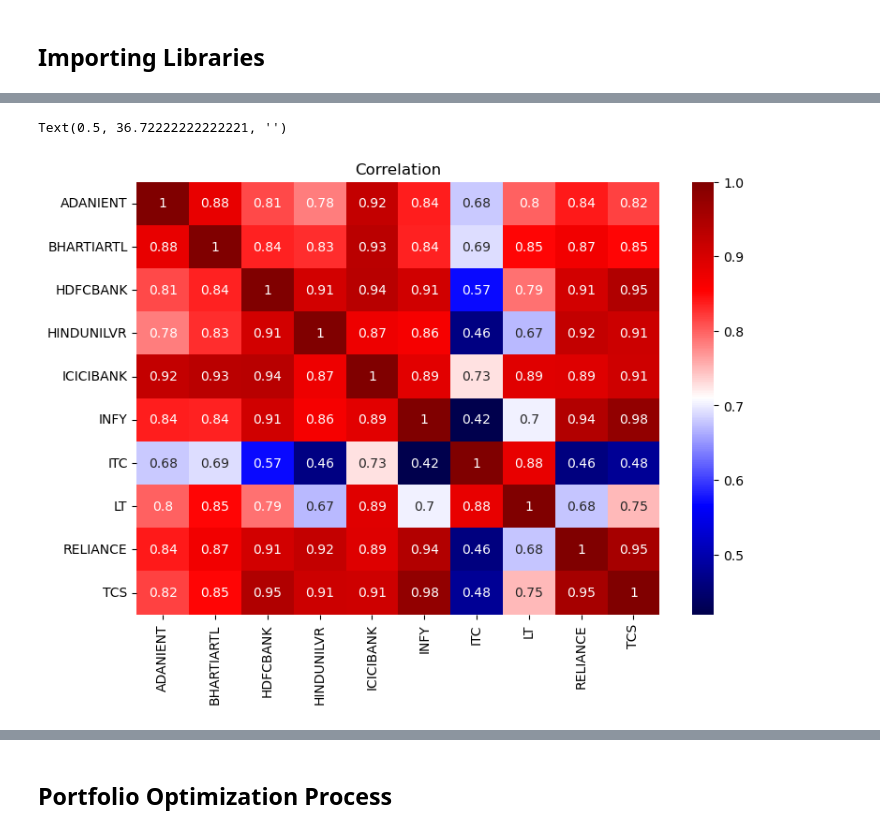
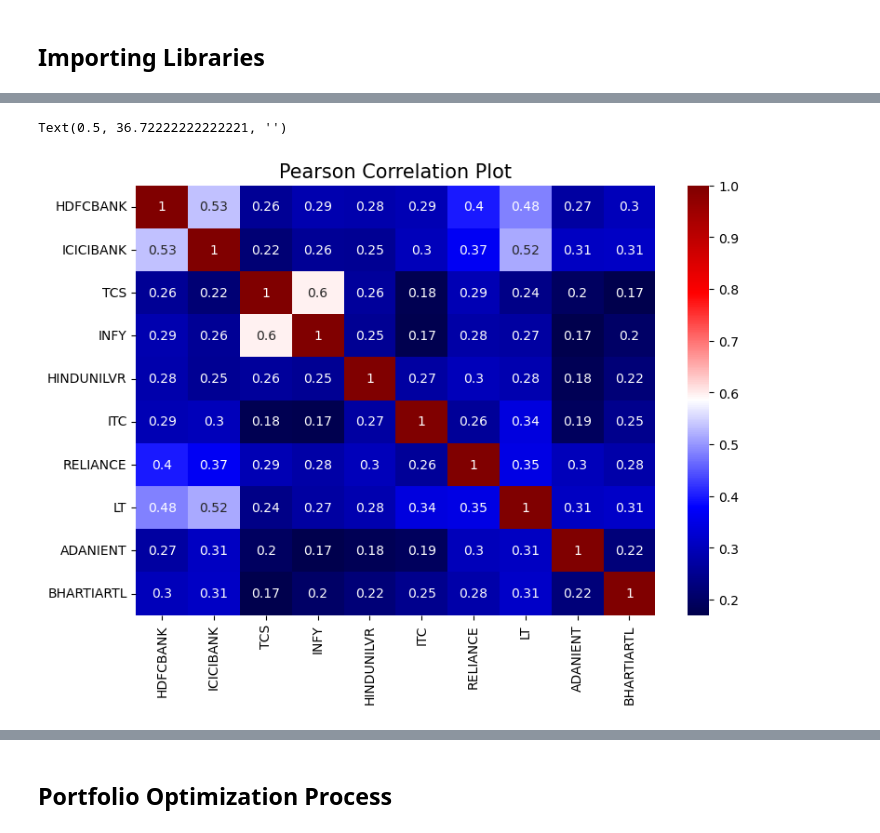
Before and after one commit to VIDIT-9/Portfolio-Optimization, a Jupyter notebook: Portifolio Optimization.ipynb, the cells around one changed output, grey strips where cells are left out. Saved outputs shown, nothing was run; the diff lists cells and outputs as text; code cells hidden in the pictures.

```diff
--- a/Portifolio Optimization.ipynb
+++ b/Portifolio Optimization.ipynb
@@ -31,0 +156,12 @@ warnings.filterwarnings(action= 'ignore')
+# %%
+HDFCBANK['Return']   =  HDFCBANK['Adj Close'].pct_change().dropna()*100
+ICICIBANK['Return']  =  ICICIBANK['Adj Close'].pct_change().dropna()*100
+TCS['Return']        =  TCS['Adj Close'].pct_change().dropna()*100
+INFY['Return']       =  INFY['Adj Close'].pct_change().dropna()*100
+HINDUNILVR['Return'] =  HINDUNILVR['Adj Close'].pct_change().dropna()*100
+ITC['Return']        =  ITC['Adj Close'].pct_change().dropna()*100
+RELIANCE['Return']   =  RELIANCE['Adj Close'].pct_change().dropna()*100
+LT['Return']         =  LT['Adj Close'].pct_change().dropna()*100
+ADANIENT['Return']   =  ADANIENT['Adj Close'].pct_change().dropna()*100
+BHARTIARTL['Return'] =  BHARTIARTL['Adj Close'].pct_change().dropna()*100
+NSE['Return']        =  NSE['Adj Close'].pct_change().dropna()*100
@@ -32,14 +308,16 @@ warnings.filterwarnings(action= 'ignore')
 # %%
-ticker_list = ['HDFCBANK.NS', 'ICICIBANK.NS', 'TCS.NS', 'INFY.NS', 'HINDUNILVR.NS', 'ITC.NS', 'RELIANCE.NS', 'LT.NS', 'ADANIENT.NS', 'BHARTIARTL.NS']
+ticker_list = [HDFCBANK, ICICIBANK, TCS, INFY, HINDUNILVR, ITC, RELIANCE, LT, ADANIENT, BHARTIARTL]
+symbols = ['HDFCBANK', 'ICICIBANK', 'TCS', 'INFY', 'HINDUNILVR', 'ITC', 'RELIANCE', 'LT', 'ADANIENT', 'BHARTIARTL']
+
 dfs = []
 
 start_date = '2017-04-01'
 
-for ticker in ticker_list:
-    data = yf.download(ticker, start=start_date)
-    data['Symbol'] = ticker
-    data.reset_index(inplace=True)
-    dfs.append(data)
+for itr, ticker_data in enumerate(ticker_list):
+    ticker_data['Symbol'] = symbols[itr]
+    ticker_data.reset_index(inplace=True)
+    dfs.append(ticker_data)
 
 stock_data = pd.concat(dfs, ignore_index=True)
+stock_data
 # %% [output]
@@ -72,3 +336,0 @@ display(stock_data)
-# %%
-Symbols = {'HDFCBANK.NS':'HDFCBANK', 'ICICIBANK.NS':'ICICIBANK', 'TCS.NS':'TCS', 'INFY.NS':'INFY', 'HINDUNILVR.NS':'HINDUNILVR', 'ITC.NS':'ITC', 'RELIANCE.NS':'RELIANCE', 'LT.NS':'LT', 'ADANIENT.NS':'ADANIENT', 'BHARTIARTL.NS':'BHARTIARTL'}
-stock_data['Symbol'] = stock_data['Symbol'].map(Symbols)
@@ -114,5 +337,6 @@ number_of_symbols
 # %%
-price_data = stock_data.pivot(index='Date', columns='Symbol', values='Adj Close')
+symbol_order = stock_data['Symbol'].unique()
+price_data = stock_data.pivot(index='Date', columns='Symbol', values='Return')[symbol_order]
 # %%
 display(price_data)
 # %% [output]
@@ -133,12 +357,12 @@ display(price_data)
 # %%
 plt.figure(figsize=(9,6))
 
 sns.heatmap(price_data.corr(), annot=True, cmap='seismic')
-plt.title('Correlation', fontsize=12)
+plt.title('Pearson Correlation Plot', fontsize=15)
 plt.yticks(rotation=0)
 plt.xticks(rotation=90)
 plt.ylabel('')
 plt.xlabel('')
 # %% [output]
 Text(0.5, 36.72222222222221, '')
-[figure, old version]
+[figure, new version]
```
Also changed, not shown: parts of 82 cells of this notebook.
